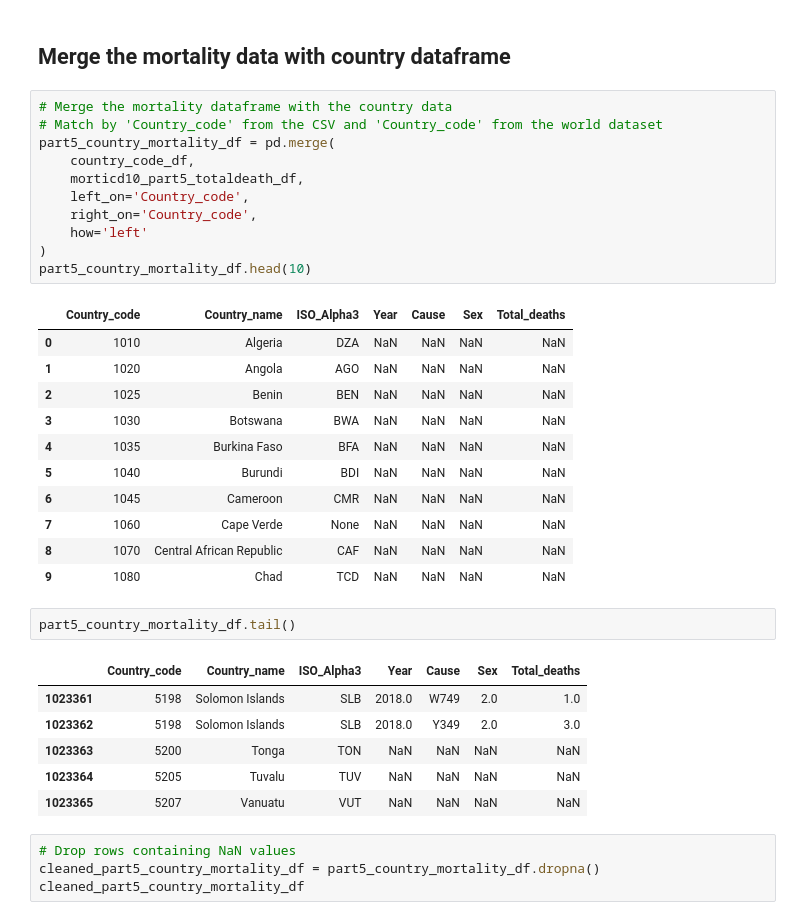
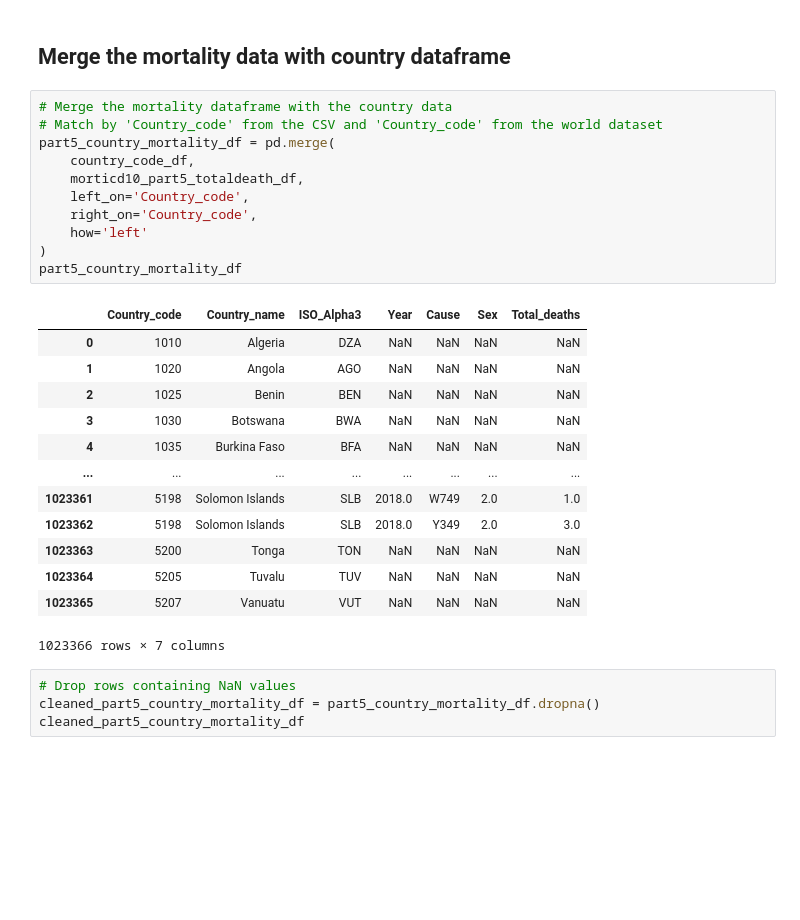
Before and after one commit to feLLpe04/Project3, a Jupyter notebook: Interactive_maps_withHTML.ipynb, the cells around one changed output. Saved outputs shown, nothing was run; the diff lists cells and outputs as text; blank space fills up the shorter version.

```diff
--- a/Interactive_maps_withHTML.ipynb
+++ b/Interactive_maps_withHTML.ipynb
@@ -347,35 +354,28 @@ morticd10_part5_totaldeath_df.head()
 # %%
 # Merge the mortality dataframe with the country data
 # Match by 'Country_code' from the CSV and 'Country_code' from the world dataset
 part5_country_mortality_df = pd.merge(
     country_code_df,
     morticd10_part5_totaldeath_df,
     left_on='Country_code',
     right_on='Country_code',
     how='left'
 )
-part5_country_mortality_df.head(10)
+part5_country_mortality_df
 # %% [output]
 |  | Country_code | Country_name | ISO_Alpha3 | Year | Cause | Sex | Total_deaths |
 | 0 | 1010 | Algeria | DZA | NaN | NaN | NaN | NaN |
 | 1 | 1020 | Angola | AGO | NaN | NaN | NaN | NaN |
 | 2 | 1025 | Benin | BEN | NaN | NaN | NaN | NaN |
 | 3 | 1030 | Botswana | BWA | NaN | NaN | NaN | NaN |
 | 4 | 1035 | Burkina Faso | BFA | NaN | NaN | NaN | NaN |
-| 5 | 1040 | Burundi | BDI | NaN | NaN | NaN | NaN |
-| 6 | 1045 | Cameroon | CMR | NaN | NaN | NaN | NaN |
-| 7 | 1060 | Cape Verde | None | NaN | NaN | NaN | NaN |
-| 8 | 1070 | Central African Republic | CAF | NaN | NaN | NaN | NaN |
-| 9 | 1080 | Chad | TCD | NaN | NaN | NaN | NaN |
+| ... | ... | ... | ... | ... | ... | ... | ... |
+| 1023361 | 5198 | Solomon Islands | SLB | 2018.0 | W749 | 2.0 | 1.0 |
+| 1023362 | 5198 | Solomon Islands | SLB | 2018.0 | Y349 | 2.0 | 3.0 |
+| 1023363 | 5200 | Tonga | TON | NaN | NaN | NaN | NaN |
+| 1023364 | 5205 | Tuvalu | TUV | NaN | NaN | NaN | NaN |
+| 1023365 | 5207 | Vanuatu | VUT | NaN | NaN | NaN | NaN |
+1023366 rows × 7 columns
-# %%
-part5_country_mortality_df.tail()
-# %% [output]
-|  | Country_code | Country_name | ISO_Alpha3 | Year | Cause | Sex | Total_deaths |
-| 1023361 | 5198 | Solomon Islands | SLB | 2018.0 | W749 | 2.0 | 1.0 |
-| 1023362 | 5198 | Solomon Islands | SLB | 2018.0 | Y349 | 2.0 | 3.0 |
-| 1023363 | 5200 | Tonga | TON | NaN | NaN | NaN | NaN |
-| 1023364 | 5205 | Tuvalu | TUV | NaN | NaN | NaN | NaN |
-| 1023365 | 5207 | Vanuatu | VUT | NaN | NaN | NaN | NaN |
 # %%
 # Drop rows containing NaN values
 cleaned_part5_country_mortality_df = part5_country_mortality_df.dropna()
```
Also changed, not shown: parts of 6 cells of this notebook, 1 other file.
